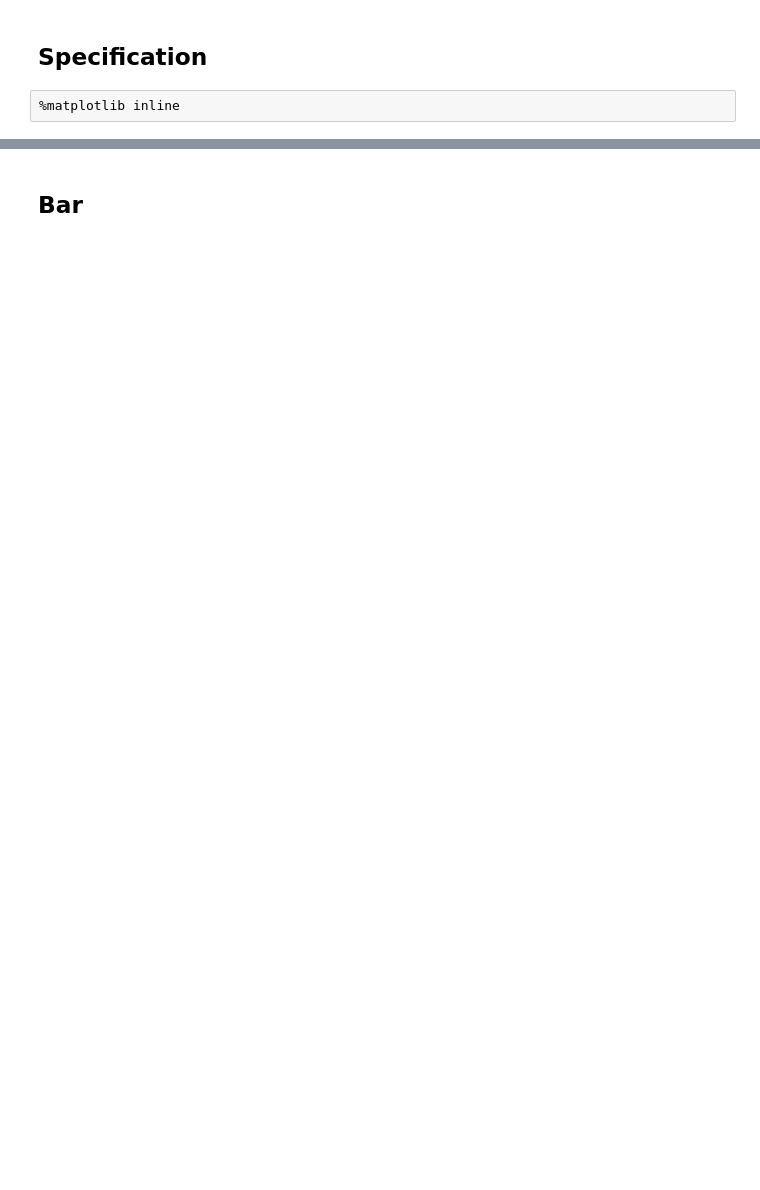
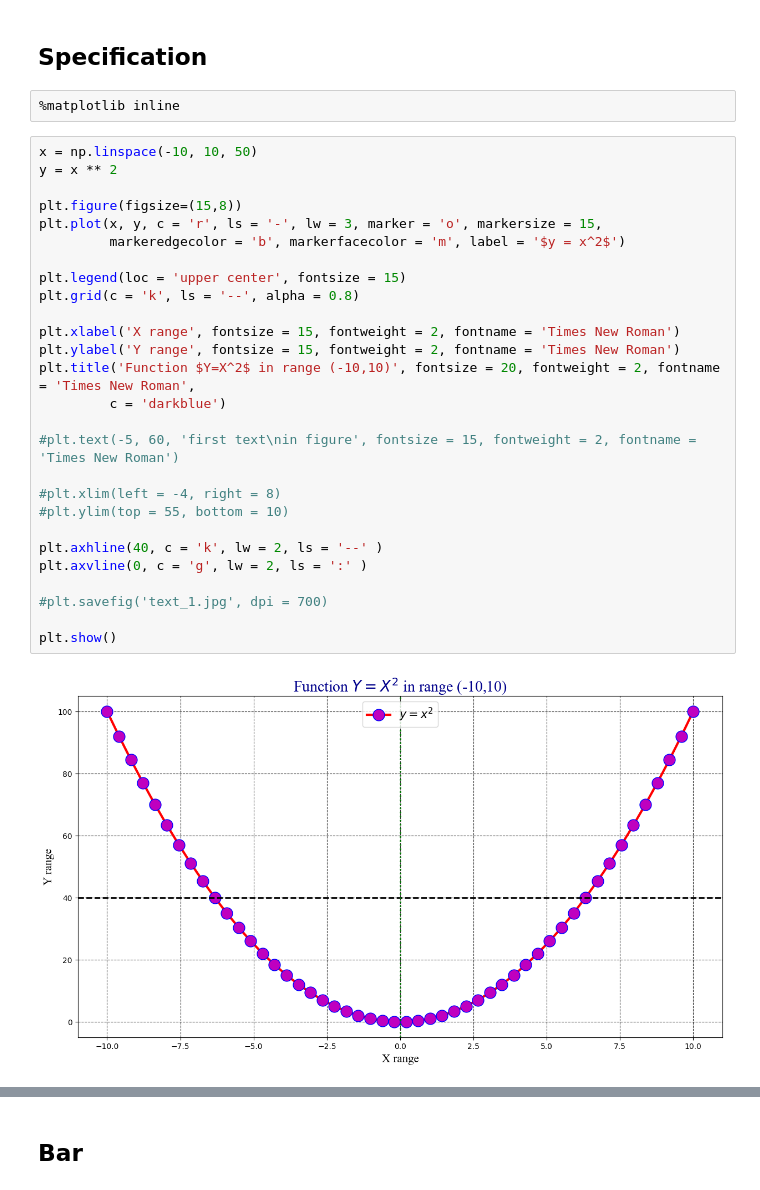
Before and after one commit to saeed-saffari/Py-for-Econ-fall2022-ATU, a Jupyter notebook: MSc Macroeconomics/4. Matplotlib.ipynb, the cells around one changed output, grey strips where cells are left out. Saved outputs shown, nothing was run; the diff lists cells and outputs as text; blank space fills up the shorter version.

```diff
--- a/MSc Macroeconomics/4. Matplotlib.ipynb
+++ b/MSc Macroeconomics/4. Matplotlib.ipynb
@@ -18,3 +21,32 @@
 ## Specification
 # %%
 %matplotlib inline
+# %%
+x = np.linspace(-10, 10, 50)
+y = x ** 2
+
+plt.figure(figsize=(15,8))
+plt.plot(x, y, c = 'r', ls = '-', lw = 3, marker = 'o', markersize = 15,
+         markeredgecolor = 'b', markerfacecolor = 'm', label = '$y = x^2$')
+
+plt.legend(loc = 'upper center', fontsize = 15)
+plt.grid(c = 'k', ls = '--', alpha = 0.8)
+
+plt.xlabel('X range', fontsize = 15, fontweight = 2, fontname = 'Times New Roman')
+plt.ylabel('Y range', fontsize = 15, fontweight = 2, fontname = 'Times New Roman')
+plt.title('Function $Y=X^2$ in range (-10,10)', fontsize = 20, fontweight = 2, fontname = 'Times New Roman',
+         c = 'darkblue')
+
+#plt.text(-5, 60, 'first text\nin figure', fontsize = 15, fontweight = 2, fontname = 'Times New Roman')
+
+#plt.xlim(left = -4, right = 8)
+#plt.ylim(top = 55, bottom = 10)
+
+plt.axhline(40, c = 'k', lw = 2, ls = '--' )
+plt.axvline(0, c = 'g', lw = 2, ls = ':' )
+
+#plt.savefig('text_1.jpg', dpi = 700)
+
+plt.show()
+# %% [output]
+[figure, added]
```
Also changed, not shown: parts of 9 cells of this notebook.
